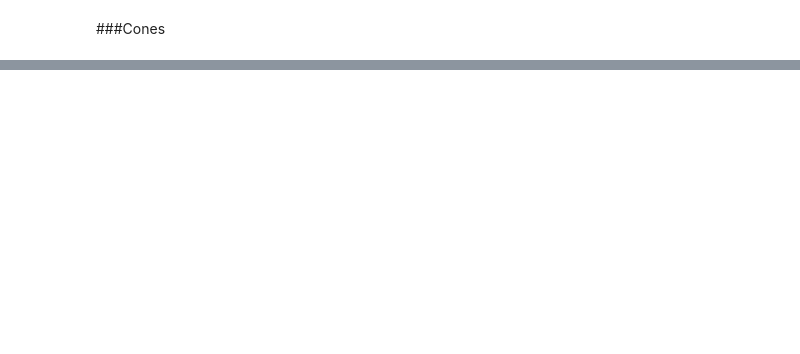
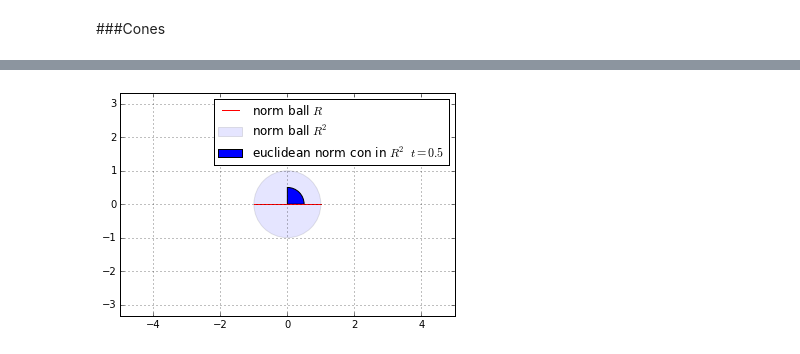
Before and after one commit to btabibian/optimization, a Jupyter notebook: src/Convex Sets.ipynb, the cells around one changed output, grey strips where cells are left out. Drawn from its saved outputs; the diff is of its cells as text; code cells hidden in the pictures; blank space fills up the shorter version.

```diff
--- a/src/Convex Sets.ipynb
+++ b/src/Convex Sets.ipynb
@@ -220,0 +215,14 @@ x \in C, \theta \in R \text{ and } 0 \geq \theta \text{ then} \\
+# %%
+from matplotlib.patches import Wedge
+plt.axis('equal')
+plt.grid()
+region=plt.Circle([0,0],1,alpha=0.1,label="norm ball $R^2$")
+plt.gca().add_patch(region)
+w=Wedge([0,0], 0.5 , 0, 90,label="euclidean norm con in $R^2$ $t=0.5$")
+plt.gca().add_patch(w)
+plt.plot([-1,1],[0,0],color='r',label="norm ball $R$")
+plt.xlim(-5,5)
+plt.ylim(-5,5)
+_=plt.legend()
+# %% [output]
+[figure, added]
```
Also changed, not shown: parts of 19 cells of this notebook.
